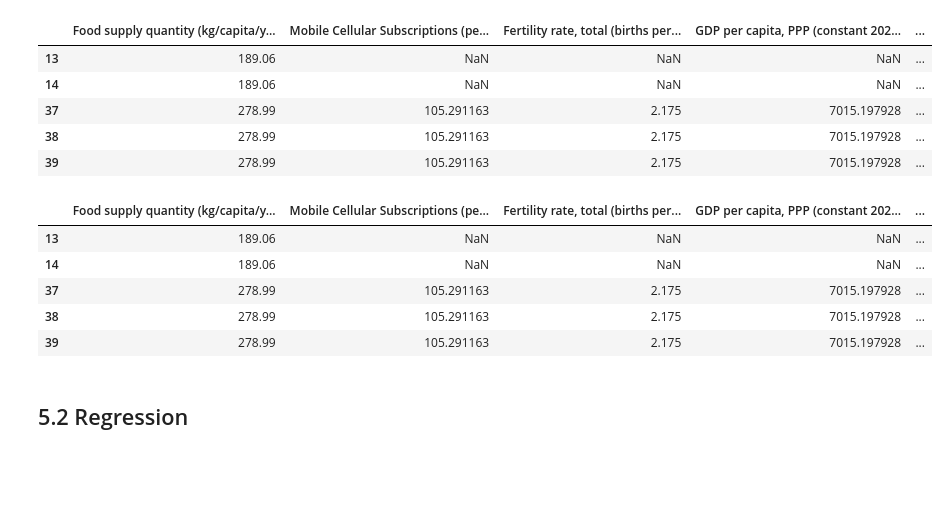
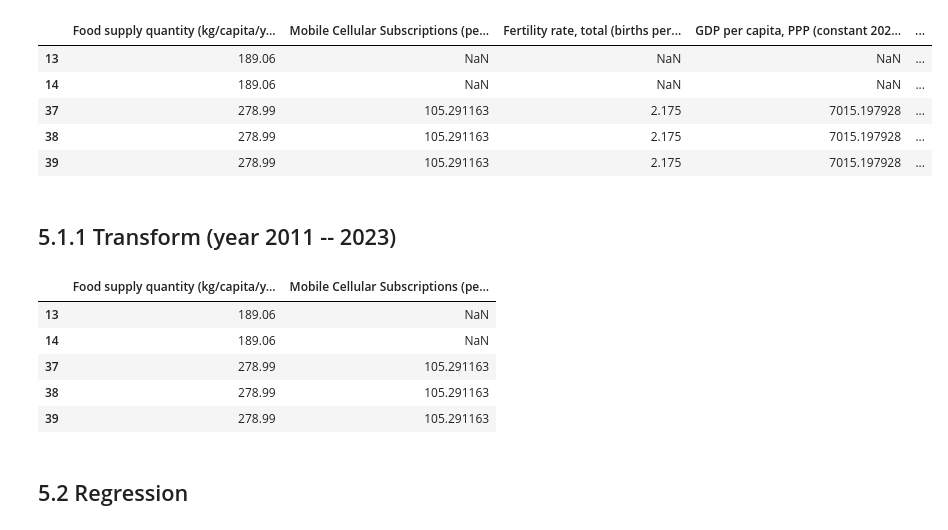
Before and after one commit to wanzi-wang/graspp_2025s_fintech, a Jupyter notebook: notebooks/Milestone_2.ipynb, the cells around one changed output. Cells and saved outputs as stored; diff of their text form; code cells hidden in the pictures; blank space fills up the shorter version.

```diff
--- a/notebooks/Milestone_2.ipynb
+++ b/notebooks/Milestone_2.ipynb
@@ -539,26 +540,23 @@ df_feat_with_control.head(5)
 | 37 | 278.99 | 105.291163 | 2.175 | 7015.197928 | ... |
 | 38 | 278.99 | 105.291163 | 2.175 | 7015.197928 | ... |
 | 39 | 278.99 | 105.291163 | 2.175 | 7015.197928 | ... |
+# %% [markdown]
+## 5.1.1 Transform (year 2011 -- 2023)
 # %%
 import numpy as np
-df_feat = df_feat.assign(
-    food_log = df_feat['Food supply quantity (kg/capita/yr)_Cereals - Excluding Beer'].apply(np.log),
-    mobile_log = df_feat['Mobile Cellular Subscriptions (per 100 people)'].apply(np.log)
+
+df_reg = df_merge_5.assign(
+    food_log = df_merge_5['Food supply quantity (kg/capita/yr)_Cereals - Excluding Beer'].apply(np.log),
+    mobile_log = df_merge_5['Mobile Cellular Subscriptions (per 100 people)'].apply(np.log)
 )
-df_feat.head(5)
-
-df_feat_with_control = df_feat_with_control.assign(
-    food_log = df_feat_with_control['Food supply quantity (kg/capita/yr)_Cereals - Excluding Beer'].apply(np.log),
-    mobile_log = df_feat_with_control['Mobile Cellular Subscriptions (per 100 people)'].apply(np.log)
-)
-df_feat_with_control.head(5)
+df_merge_5.head(5)
 # %% [output]
-|  | Food supply quantity (kg/capita/y... | Mobile Cellular Subscriptions (pe... | Fertility rate, total (births per... | GDP per capita, PPP (constant 202... | ... |
-| 13 | 189.06 | NaN | NaN | NaN | ... |
-| 14 | 189.06 | NaN | NaN | NaN | ... |
-| 37 | 278.99 | 105.291163 | 2.175 | 7015.197928 | ... |
-| 38 | 278.99 | 105.291163 | 2.175 | 7015.197928 | ... |
-| 39 | 278.99 | 105.291163 | 2.175 | 7015.197928 | ... |
+|  | Food supply quantity (kg/capita/y... | Mobile Cellular Subscriptions (pe... |
+| 13 | 189.06 | NaN |
+| 14 | 189.06 | NaN |
+| 37 | 278.99 | 105.291163 |
+| 38 | 278.99 | 105.291163 |
+| 39 | 278.99 | 105.291163 |
 # %% [markdown]
 ## 5.2 Regression
 # %%
```
Also changed, not shown: parts of 6 cells of this notebook.
